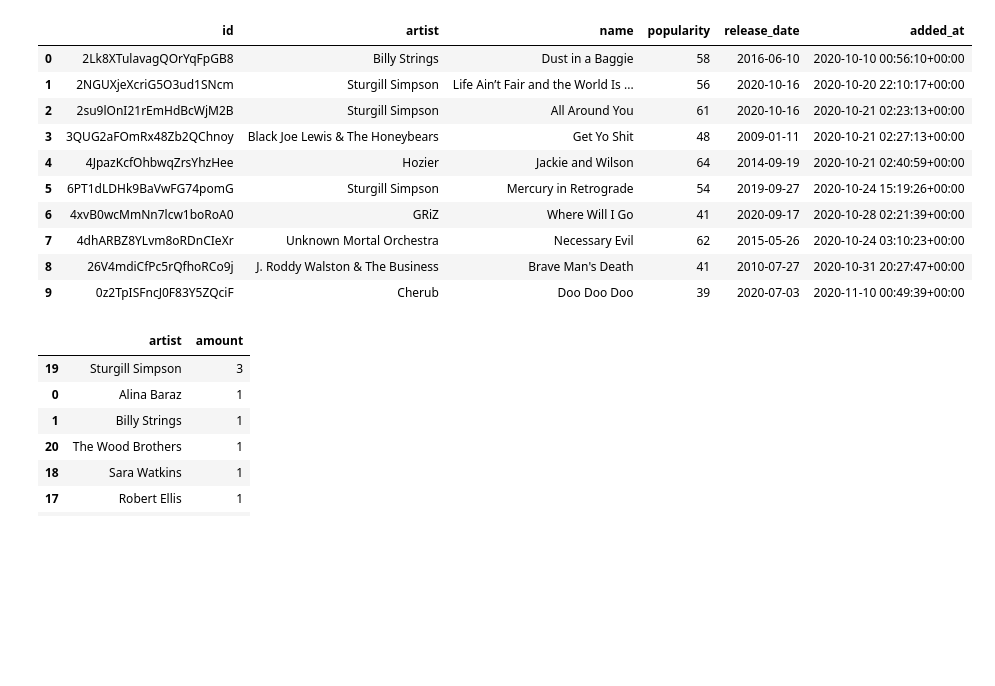
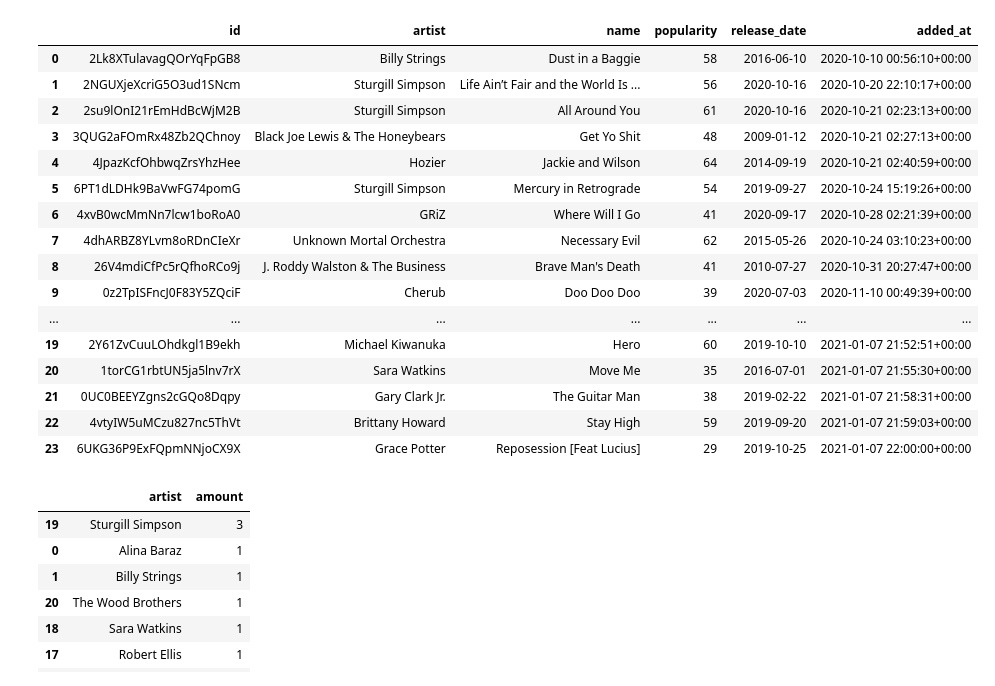
Before and after one commit to cwsteph/Spotify-JS, a Jupyter notebook: Untitled.ipynb, the cells around one changed output. Saved outputs shown, nothing was run; the diff lists cells and outputs as text; code cells hidden in the pictures; blank space fills up the shorter version.

```diff
--- a/Untitled.ipynb
+++ b/Untitled.ipynb
@@ -39,19 +40,25 @@ tracks_df = pd.DataFrame([(track['track']['id'],
                           for track in playlist['tracks']['items']],
                          columns=['id', 'artist', 'name', 'popularity','release_date', 'added_at'] )
 # %%
-tracks_df.head(10)
+tracks_df
 # %% [output]
 |  | id | artist | name | popularity | release_date | added_at |
 | 0 | 2Lk8XTulavagQOrYqFpGB8 | Billy Strings | Dust in a Baggie | 58 | 2016-06-10 | 2020-10-10 00:56:10+00:00 |
 | 1 | 2NGUXjeXcriG5O3ud1SNcm | Sturgill Simpson | Life Ain’t Fair and the World Is ... | 56 | 2020-10-16 | 2020-10-20 22:10:17+00:00 |
 | 2 | 2su9lOnI21rEmHdBcWjM2B | Sturgill Simpson | All Around You | 61 | 2020-10-16 | 2020-10-21 02:23:13+00:00 |
-| 3 | 3QUG2aFOmRx48Zb2QChnoy | Black Joe Lewis & The Honeybears | Get Yo Shit | 48 | 2009-01-11 | 2020-10-21 02:27:13+00:00 |
+| 3 | 3QUG2aFOmRx48Zb2QChnoy | Black Joe Lewis & The Honeybears | Get Yo Shit | 48 | 2009-01-12 | 2020-10-21 02:27:13+00:00 |
 | 4 | 4JpazKcfOhbwqZrsYhzHee | Hozier | Jackie and Wilson | 64 | 2014-09-19 | 2020-10-21 02:40:59+00:00 |
 | 5 | 6PT1dLDHk9BaVwFG74pomG | Sturgill Simpson | Mercury in Retrograde | 54 | 2019-09-27 | 2020-10-24 15:19:26+00:00 |
 | 6 | 4xvB0wcMmNn7lcw1boRoA0 | GRiZ | Where Will I Go | 41 | 2020-09-17 | 2020-10-28 02:21:39+00:00 |
 | 7 | 4dhARBZ8YLvm8oRDnCIeXr | Unknown Mortal Orchestra | Necessary Evil | 62 | 2015-05-26 | 2020-10-24 03:10:23+00:00 |
 | 8 | 26V4mdiCfPc5rQfhoRCo9j | J. Roddy Walston & The Business | Brave Man's Death | 41 | 2010-07-27 | 2020-10-31 20:27:47+00:00 |
 | 9 | 0z2TpISFncJ0F83Y5ZQciF | Cherub | Doo Doo Doo | 39 | 2020-07-03 | 2020-11-10 00:49:39+00:00 |
+| ... | ... | ... | ... | ... | ... | ... |
+| 19 | 2Y61ZvCuuLOhdkgl1B9ekh | Michael Kiwanuka | Hero | 60 | 2019-10-10 | 2021-01-07 21:52:51+00:00 |
+| 20 | 1torCG1rbtUN5ja5lnv7rX | Sara Watkins | Move Me | 35 | 2016-07-01 | 2021-01-07 21:55:30+00:00 |
+| 21 | 0UC0BEEYZgns2cGQo8Dqpy | Gary Clark Jr. | The Guitar Man | 38 | 2019-02-22 | 2021-01-07 21:58:31+00:00 |
+| 22 | 4vtyIW5uMCzu827nc5ThVt | Brittany Howard | Stay High | 59 | 2019-09-20 | 2021-01-07 21:59:03+00:00 |
+| 23 | 6UKG36P9ExFQpmNNjoCX9X | Grace Potter | Reposession [Feat Lucius] | 29 | 2019-10-25 | 2021-01-07 22:00:00+00:00 |
 # %%
 tracks_df \
     .groupby('artist') \
```
Also changed, not shown: parts of 3 cells of this notebook, 1 other file.
